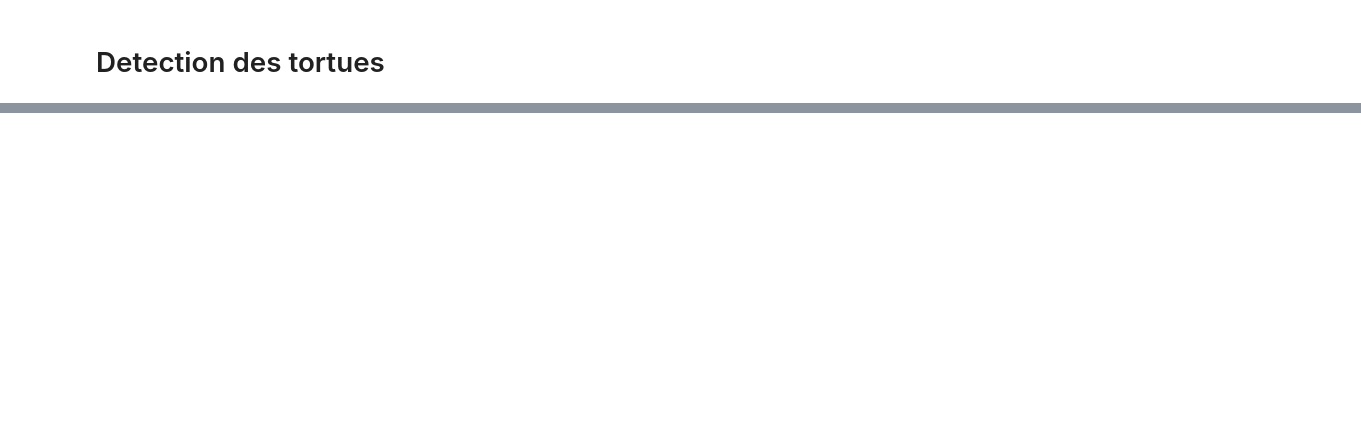
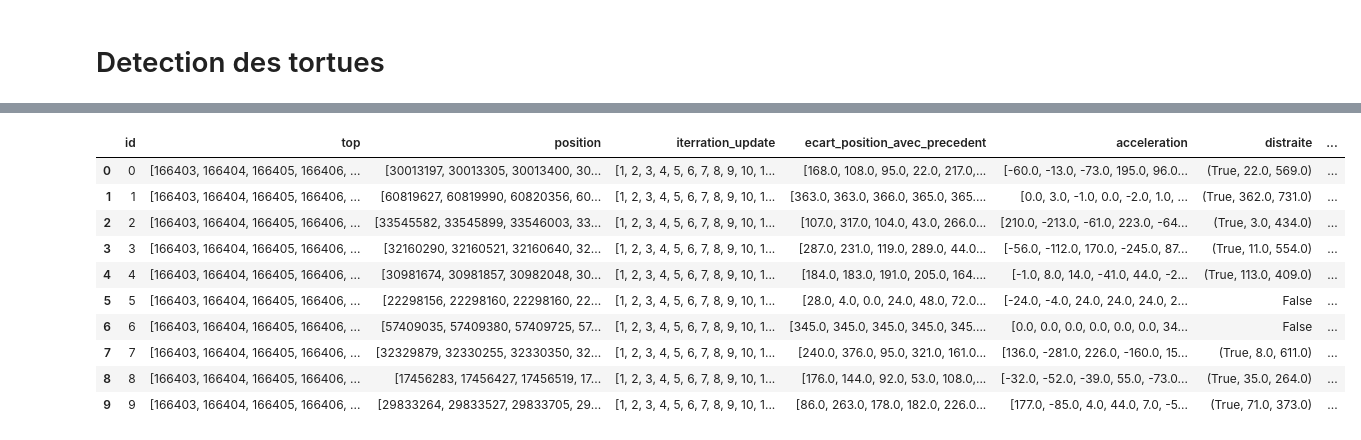
Before and after one commit to lpoitevin1/Big_Data_Analytics_MiniProject, a Jupyter notebook: mini_projet.ipynb, the cells around one changed output, grey strips where cells are left out. Drawn from its saved outputs; the diff is of its cells as text; code cells hidden in the pictures; blank space fills up the shorter version.

```diff
--- a/mini_projet.ipynb
+++ b/mini_projet.ipynb
@@ -41,7 +41,7 @@ while cpt < N_request :
     listCourse.append(res[0])
     oldTop = res[1]
     #repeat = res[2]
-    sleep(3)
+    sleep(2.99)
     cpt += 1
 # %% [output]
 Requete 1
@@ -111,3 +199,17 @@ plt.show()
 # Fonction Typage
 # %% [markdown]
 Les tortues fatiguées s’endorment au fur et à mesure qu’elles avancent. Leur vitesse diminue à un rythme constant jusqu’à tomber à 0. Ces tortues se réveillent alors et recommencent à accélérer (au même rythme qu’elles ont ralenti) jusqu’à atteindre le vitesse initiale, puis elles recommencent alors à s’endormir. Il est possible que le rythme de (décroissance) soit différent au moment de l’arrêt de la tortue et au moment où elle termine sa réaccélération à sa vitesse de départ. On prendra la convention que les tortues fatiguées et cycliques sont considérées comme fatiguées, mais pas comme cycliques. (paramètres: vitesse initiale et rythme de (dé)croissance)
+# %%
+def detectMissTopVitesse(cpt, array_miss_top):
+    for i in array_miss_top :
+        if cpt == (i - 1) - 1 :
+            return True
+    return False
+
+
+
+def detectMissTopAcceleration(cpt, array_miss_top):
+    for i in array_miss_top :
+        if cpt == (i - 1) - 2 :
+            return True
+    return False
@@ -352,9 +510,11 @@ listMissTop
 # %%
 df_join = df_join.reset_index()
 # %%
-array_id = df_join['id'].unique()
-for i in array_id :
-    df_join['endormie'][i] = detect_sleeped(df_join, i)
-    df_join['regulier'][i] = detect_regular(df_join, i)
-    df_join['cyclique'][i] = detect_cycle2(df_join,i,listMissTop)
-    df_join['distraite'][i] = detect_distraite(df_join,i)
+def analyse_detection(df_join):
+    array_id = df_join['id'].unique()
+    for i in array_id :
+        df_join['endormie'][i] = detect_tired(df_join, i,listMissTop)
+        df_join['regulier'][i] = detect_regular(df_join, i)
+        df_join['cyclique'][i] = detect_cycle(df_join,i,listMissTop)
+        df_join['distraite'][i] = detect_distraite(df_join,i)
+    return df_join
@@ -365,0 +521,2 @@ Pour calculer l'accelaration, il suffit de recalculer les ecarts entre les vites
+# %%
+df_resultat = analyse_detection(df_join)
@@ -365,0 +557,14 @@ Pour calculer l'accelaration, il suffit de recalculer les ecarts entre les vites
+# %%
+df_resultat
+# %% [output]
+|  | id | top | position | iterration_update | ecart_position_avec_precedent | acceleration | distraite | ... |
+| 0 | 0 | [166403, 166404, 166405, 166406, ... | [30013197, 30013305, 30013400, 30... | [1, 2, 3, 4, 5, 6, 7, 8, 9, 10, 1... | [168.0, 108.0, 95.0, 22.0, 217.0,... | [-60.0, -13.0, -73.0, 195.0, 96.0... | (True, 22.0, 569.0) | ... |
+| 1 | 1 | [166403, 166404, 166405, 166406, ... | [60819627, 60819990, 60820356, 60... | [1, 2, 3, 4, 5, 6, 7, 8, 9, 10, 1... | [363.0, 363.0, 366.0, 365.0, 365.... | [0.0, 3.0, -1.0, 0.0, -2.0, 1.0, ... | (True, 362.0, 731.0) | ... |
+| 2 | 2 | [166403, 166404, 166405, 166406, ... | [33545582, 33545899, 33546003, 33... | [1, 2, 3, 4, 5, 6, 7, 8, 9, 10, 1... | [107.0, 317.0, 104.0, 43.0, 266.0... | [210.0, -213.0, -61.0, 223.0, -64... | (True, 3.0, 434.0) | ... |
+| 3 | 3 | [166403, 166404, 166405, 166406, ... | [32160290, 32160521, 32160640, 32... | [1, 2, 3, 4, 5, 6, 7, 8, 9, 10, 1... | [287.0, 231.0, 119.0, 289.0, 44.0... | [-56.0, -112.0, 170.0, -245.0, 87... | (True, 11.0, 554.0) | ... |
+| 4 | 4 | [166403, 166404, 166405, 166406, ... | [30981674, 30981857, 30982048, 30... | [1, 2, 3, 4, 5, 6, 7, 8, 9, 10, 1... | [184.0, 183.0, 191.0, 205.0, 164.... | [-1.0, 8.0, 14.0, -41.0, 44.0, -2... | (True, 113.0, 409.0) | ... |
+| 5 | 5 | [166403, 166404, 166405, 166406, ... | [22298156, 22298160, 22298160, 22... | [1, 2, 3, 4, 5, 6, 7, 8, 9, 10, 1... | [28.0, 4.0, 0.0, 24.0, 48.0, 72.0... | [-24.0, -4.0, 24.0, 24.0, 24.0, 2... | False | ... |
+| 6 | 6 | [166403, 166404, 166405, 166406, ... | [57409035, 57409380, 57409725, 57... | [1, 2, 3, 4, 5, 6, 7, 8, 9, 10, 1... | [345.0, 345.0, 345.0, 345.0, 345.... | [0.0, 0.0, 0.0, 0.0, 0.0, 0.0, 34... | False | ... |
+| 7 | 7 | [166403, 166404, 166405, 166406, ... | [32329879, 32330255, 32330350, 32... | [1, 2, 3, 4, 5, 6, 7, 8, 9, 10, 1... | [240.0, 376.0, 95.0, 321.0, 161.0... | [136.0, -281.0, 226.0, -160.0, 15... | (True, 8.0, 611.0) | ... |
+| 8 | 8 | [166403, 166404, 166405, 166406, ... | [17456283, 17456427, 17456519, 17... | [1, 2, 3, 4, 5, 6, 7, 8, 9, 10, 1... | [176.0, 144.0, 92.0, 53.0, 108.0,... | [-32.0, -52.0, -39.0, 55.0, -73.0... | (True, 35.0, 264.0) | ... |
+| 9 | 9 | [166403, 166404, 166405, 166406, ... | [29833264, 29833527, 29833705, 29... | [1, 2, 3, 4, 5, 6, 7, 8, 9, 10, 1... | [86.0, 263.0, 178.0, 182.0, 226.0... | [177.0, -85.0, 4.0, 44.0, 7.0, -5... | (True, 71.0, 373.0) | ... |
```
Also changed, not shown: parts of 25 cells of this notebook, 2 other files.
